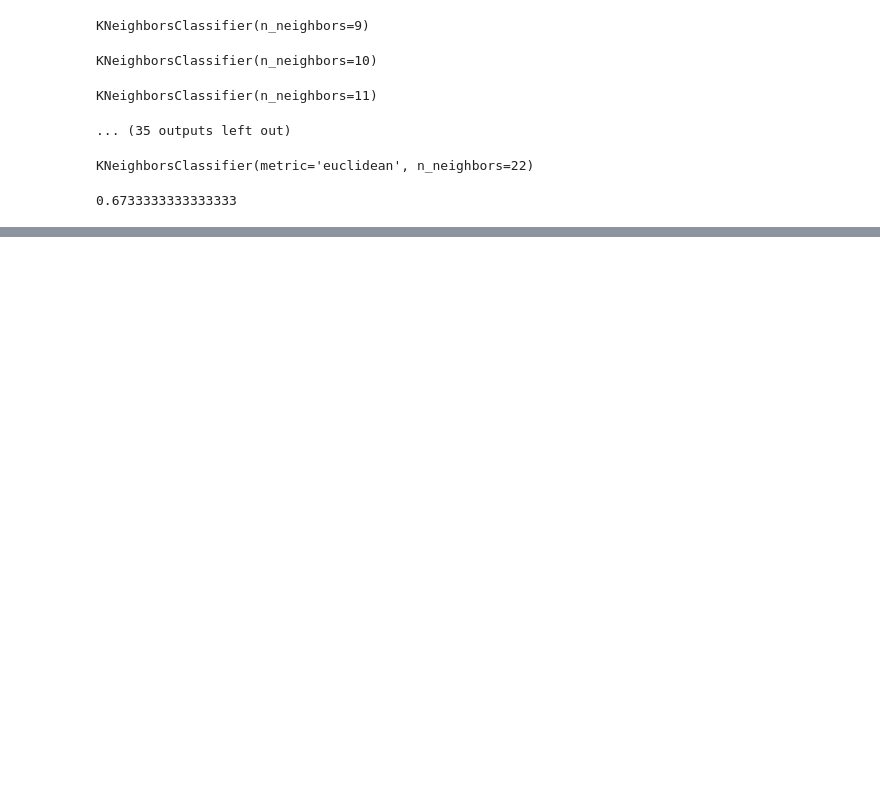
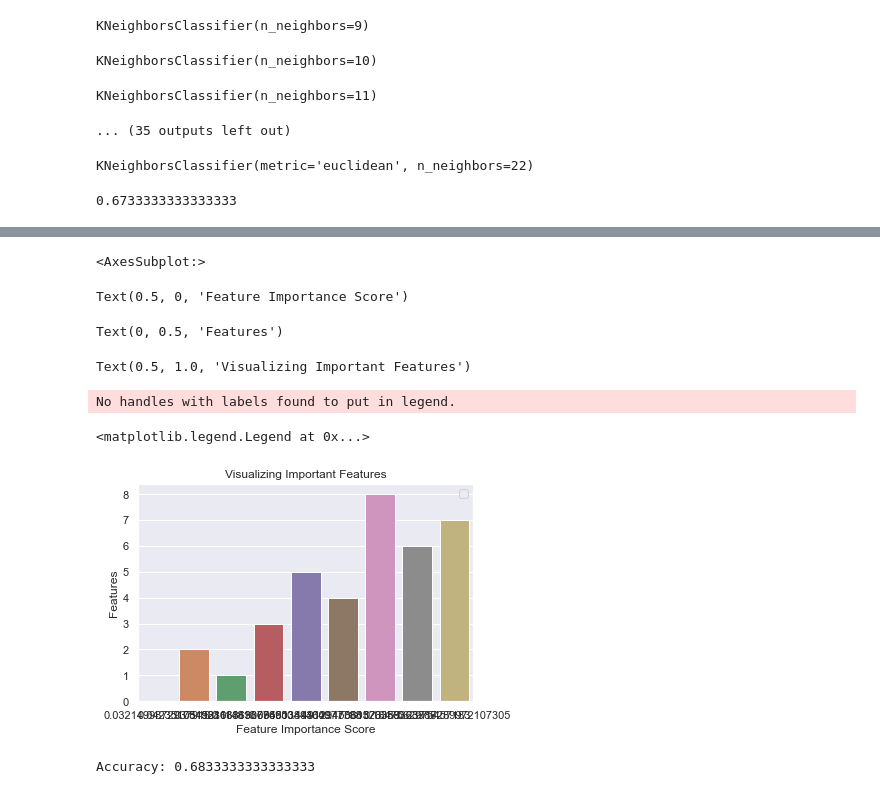
Before and after one commit to BagyashreeCM/MLP, a Jupyter notebook: German credit risk using Decision tree and Knn classifier.ipynb, the cells around one changed output, grey strips where cells are left out. Cells and saved outputs as stored; diff of their text form; code cells hidden in the pictures; blank space fills up the shorter version.

```diff
--- a/German credit risk using Decision tree and Knn classifier.ipynb
+++ b/German credit risk using Decision tree and Knn classifier.ipynb
@@ -330,0 +324,10 @@ array([[ 24,  74],
+# %%
+ss = StandardScaler()
+ss.fit_transform(X_test[num_a])
+le = LabelEncoder()
+X_test[cat_a] = X_test[cat_a].apply(le.fit_transform)
+a1 = X_test[cat_a]
+b1 = ss.transform(X_test[num_a])
+
+Xtr1 = np.hstack([a1,b1])
+Xtr1.shape
@@ -369,0 +441,5 @@ KNeighborsClassifier(metric='euclidean', n_neighbors=22)
+# %%
+from sklearn.ensemble import RandomForestClassifier
+clf=RandomForestClassifier(n_estimators=100)
+clf.fit(Xtr,y_train)
+y_pred=clf.predict(Xtr1)
@@ -369,0 +470,4 @@ KNeighborsClassifier(metric='euclidean', n_neighbors=22)
+# %%
+import pandas as pd
+feature_imp = pd.Series(clf.feature_importances_).sort_values(ascending=False)
+feature_imp
@@ -369,0 +497,28 @@ KNeighborsClassifier(metric='euclidean', n_neighbors=22)
+# %%
+#visualizing feature importance results
+import matplotlib.pyplot as plt
+import seaborn as sns
+%matplotlib inline
+
+# Creating a bar plot
+sns.barplot(x=feature_imp, y=feature_imp.index)
+
+# Add labels to your graph
+plt.xlabel('Feature Importance Score')
+plt.ylabel('Features')
+plt.title("Visualizing Important Features")
+plt.legend()
+plt.show()
+# %% [output]
+<AxesSubplot:>
+Text(0.5, 0, 'Feature Importance Score')
+Text(0, 0.5, 'Features')
+Text(0.5, 1.0, 'Visualizing Important Features')
+No handles with labels found to put in legend.
+<matplotlib.legend.Legend at 0x...>
+[figure, added]
+# %%
+from sklearn import metrics
+print("Accuracy:",metrics.accuracy_score(y_test, y_pred))
+# %% [output]
+Accuracy: 0.6833333333333333
```
Also changed, not shown: parts of 20 cells of this notebook, 3 other files.
